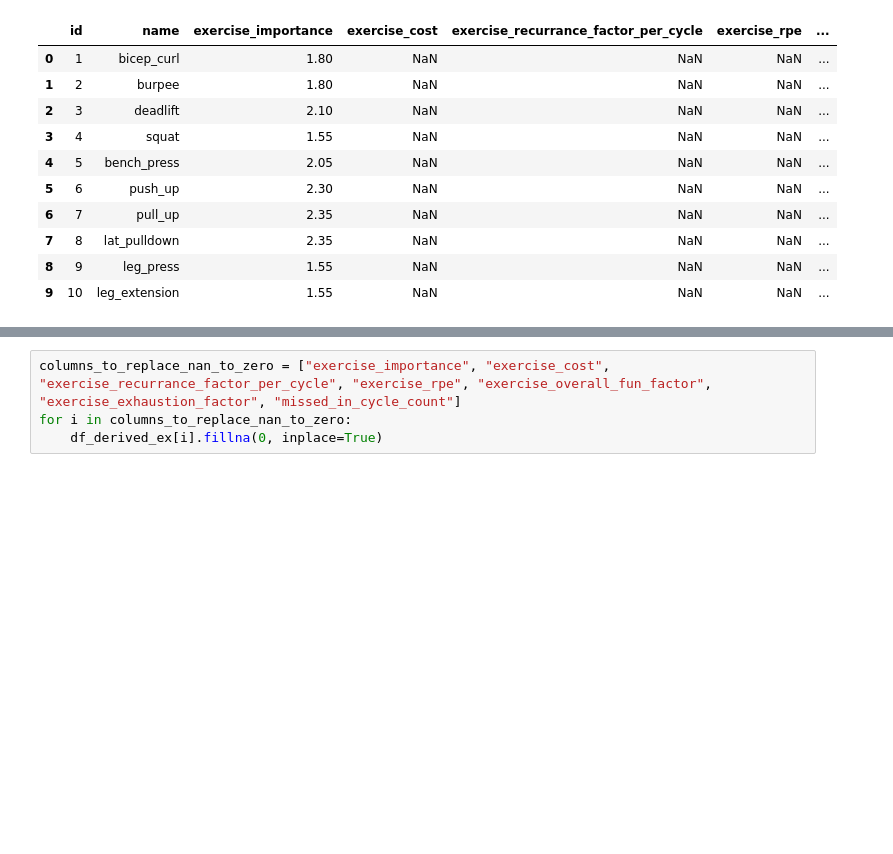
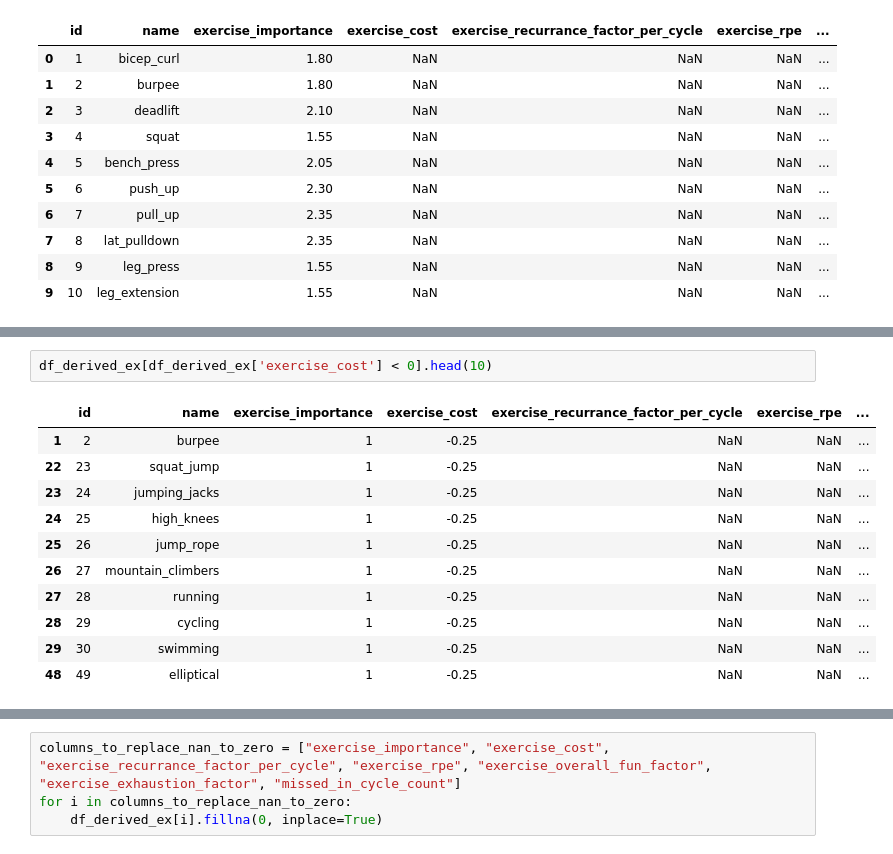
Before and after one commit to NiharGharat/TailorSweat, a Jupyter notebook: src/FeatureEnggExerciseDerived.ipynb, the cells around one changed output, grey strips where cells are left out. Drawn from its saved outputs; the diff is of its cells as text; blank space fills up the shorter version.

```diff
--- a/src/FeatureEnggExerciseDerived.ipynb
+++ b/src/FeatureEnggExerciseDerived.ipynb
@@ -160,0 +201,14 @@ if df_user[df_user['name'] == Constants.USER_NAME]['goal'].item() == "strength":
+# %%
+df_derived_ex[df_derived_ex['exercise_cost'] < 0].head(10)
+# %% [output]
+|  | id | name | exercise_importance | exercise_cost | exercise_recurrance_factor_per_cycle | exercise_rpe | ... |
+| 1 | 2 | burpee | 1 | -0.25 | NaN | NaN | ... |
+| 22 | 23 | squat_jump | 1 | -0.25 | NaN | NaN | ... |
+| 23 | 24 | jumping_jacks | 1 | -0.25 | NaN | NaN | ... |
+| 24 | 25 | high_knees | 1 | -0.25 | NaN | NaN | ... |
+| 25 | 26 | jump_rope | 1 | -0.25 | NaN | NaN | ... |
+| 26 | 27 | mountain_climbers | 1 | -0.25 | NaN | NaN | ... |
+| 27 | 28 | running | 1 | -0.25 | NaN | NaN | ... |
+| 28 | 29 | cycling | 1 | -0.25 | NaN | NaN | ... |
+| 29 | 30 | swimming | 1 | -0.25 | NaN | NaN | ... |
+| 48 | 49 | elliptical | 1 | -0.25 | NaN | NaN | ... |
```
Also changed, not shown: parts of 13 cells of this notebook, 1 other file.
